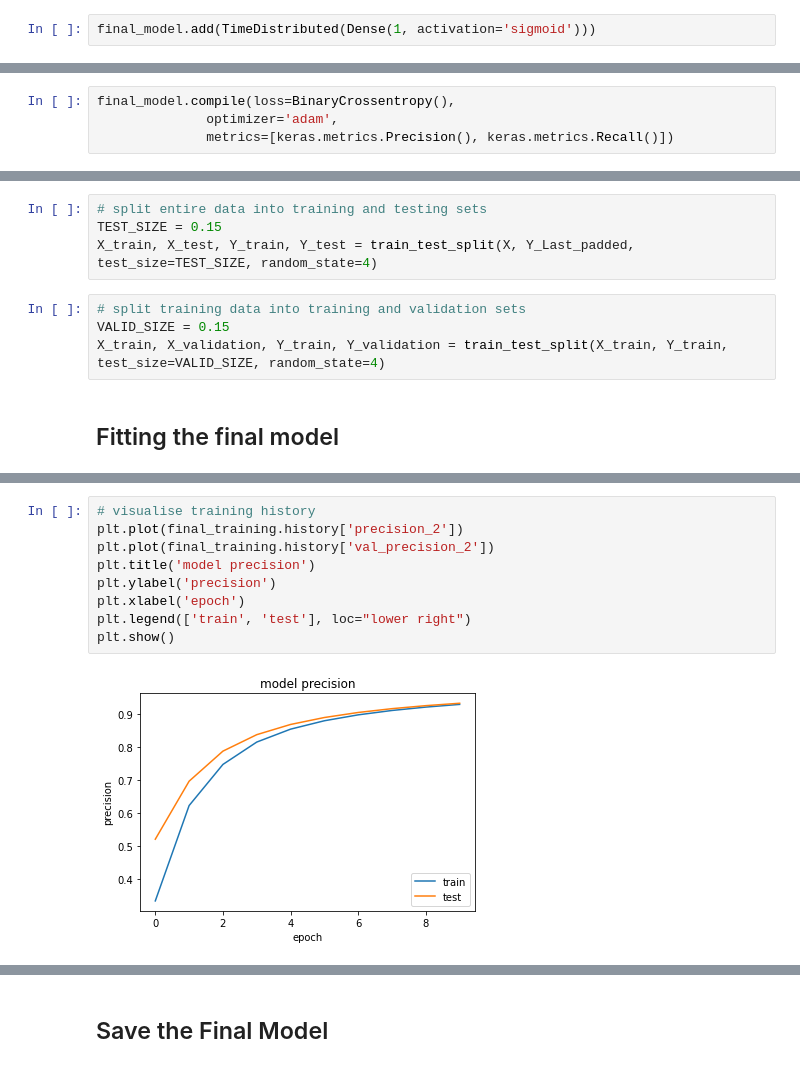
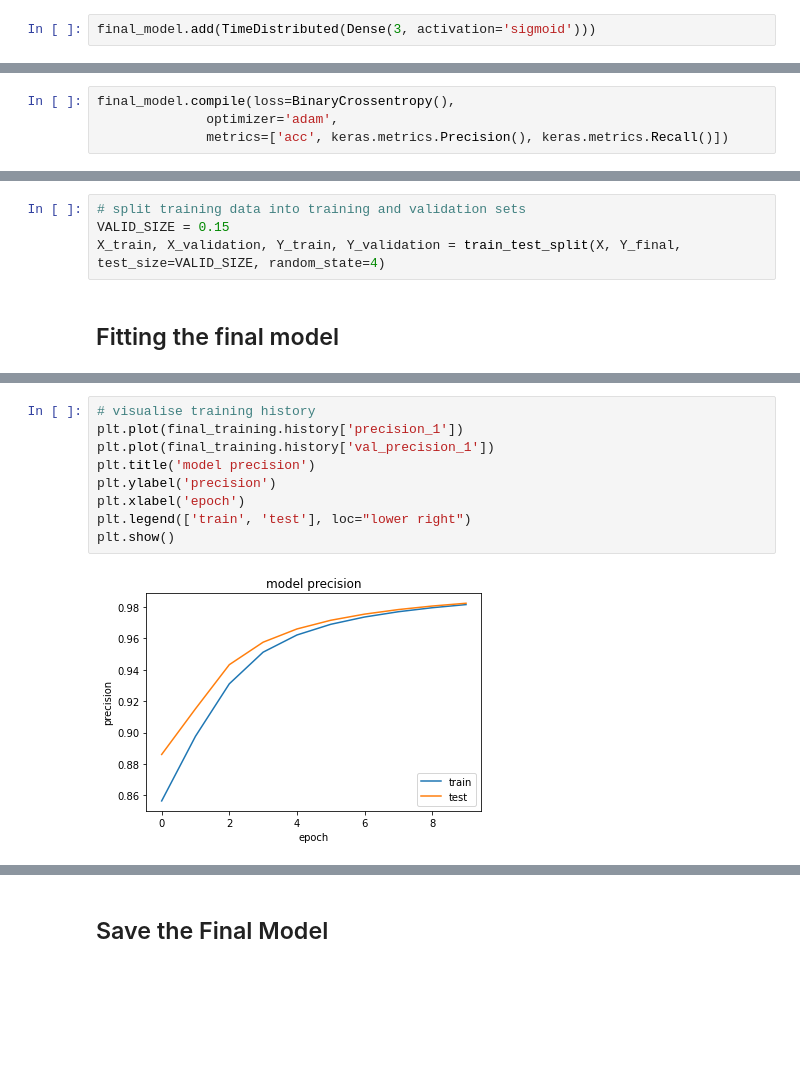
Before and after one commit to HLTT14/NLP-Assignments, a Jupyter notebook: NLP_Assignment2.ipynb, the cells around one changed output, grey strips where cells are left out. Cells and saved outputs as stored; diff of their text form; blank space fills up the shorter version.

```diff
--- a/NLP_Assignment2.ipynb
+++ b/NLP_Assignment2.ipynb
@@ -575,23 +558,19 @@ for layer in final_model.layers:
 # %% [markdown]
 ## Adding a single-neuron layer
 # %%
-final_model.add(TimeDistributed(Dense(1, activation='sigmoid')))
+final_model.add(TimeDistributed(Dense(3, activation='sigmoid')))
 # %% [markdown]
 ## Compiling the final model
 # %%
 final_model.compile(loss=BinaryCrossentropy(),
               optimizer='adam',
-              metrics=[keras.metrics.Precision(), keras.metrics.Recall()])
+              metrics=['acc', keras.metrics.Precision(), keras.metrics.Recall()])
 # %% [markdown]
 ## Creating appropriate vectors for correct tags
 # %%
-# split entire data into training and testing sets
-TEST_SIZE = 0.15
-X_train, X_test, Y_train, Y_test = train_test_split(X, Y_Last_padded, test_size=TEST_SIZE, random_state=4)
+# split training data into training and validation sets
+VALID_SIZE = 0.15
+X_train, X_validation, Y_train, Y_validation = train_test_split(X, Y_final, test_size=VALID_SIZE, random_state=4)
-# %%
-# split training data into training and validation sets
-VALID_SIZE = 0.15
-X_train, X_validation, Y_train, Y_validation = train_test_split(X_train, Y_train, test_size=VALID_SIZE, random_state=4)
 # %% [markdown]
 ## Fitting the final model
 # %%
@@ -620,13 +599,13 @@ Epoch 10/10
 # %%
 # visualise training history
-plt.plot(final_training.history['precision_2'])
-plt.plot(final_training.history['val_precision_2'])
+plt.plot(final_training.history['precision_1'])
+plt.plot(final_training.history['val_precision_1'])
 plt.title('model precision')
 plt.ylabel('precision')
 plt.xlabel('epoch')
 plt.legend(['train', 'test'], loc="lower right")
 plt.show()
 # %% [output]
-[figure, old version]
+[figure, new version]
 # %%
 # visualise training history
```
Also changed, not shown: parts of 39 cells of this notebook.
